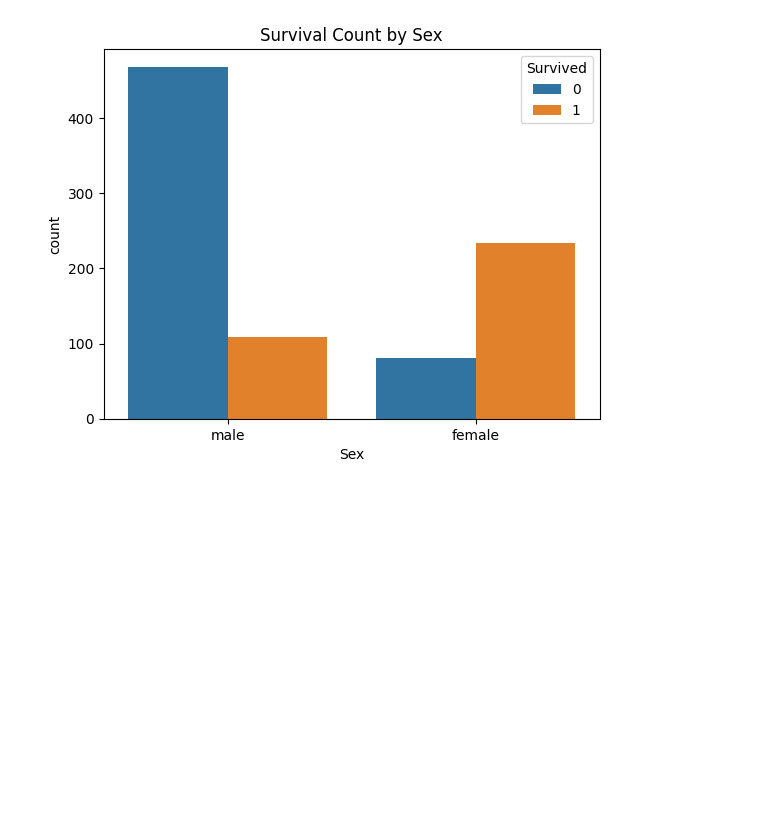
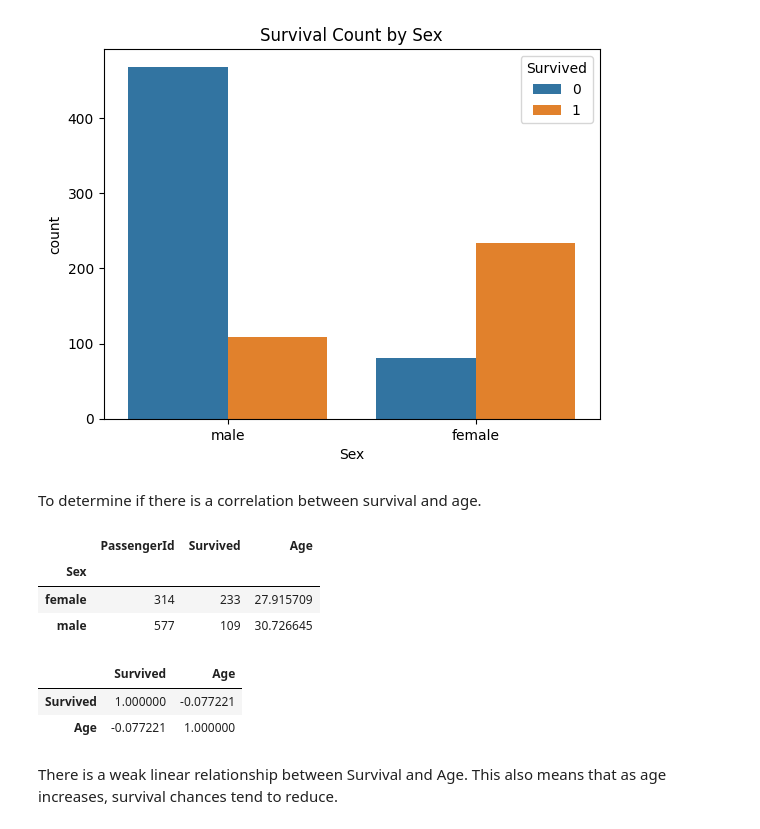
Before and after one commit to BriegeMeso/Titanic-Data-Analysis, a Jupyter notebook: titanic.ipynb, the cells around one changed output. Saved outputs shown, nothing was run; the diff lists cells and outputs as text; code cells hidden in the pictures; blank space fills up the shorter version.

Commit message:
Correlation between survival and age

```diff
--- a/titanic.ipynb
+++ b/titanic.ipynb
@@ -378,3 +378,22 @@ plt.title('Survival Count by Sex')
 plt.show()
 # %% [output]
 [figure]
+# %% [markdown]
+To determine if there is a correlation between survival and age.
+# %%
+df.groupby('Sex').agg({'PassengerId': 'count',
+                      'Survived': 'sum',
+                      'Age': 'mean'})
+# %% [output]
+|  | PassengerId | Survived | Age |
+| Sex |  |  |  |
+| female | 314 | 233 | 27.915709 |
+| male | 577 | 109 | 30.726645 |
+# %%
+df[['Survived','Age']].corr()
+# %% [output]
+|  | Survived | Age |
+| Survived | 1.000000 | -0.077221 |
+| Age | -0.077221 | 1.000000 |
+# %% [markdown]
+There is a weak linear relationship between Survival and Age. This also means that as age increases, survival chances tend to reduce.
```
